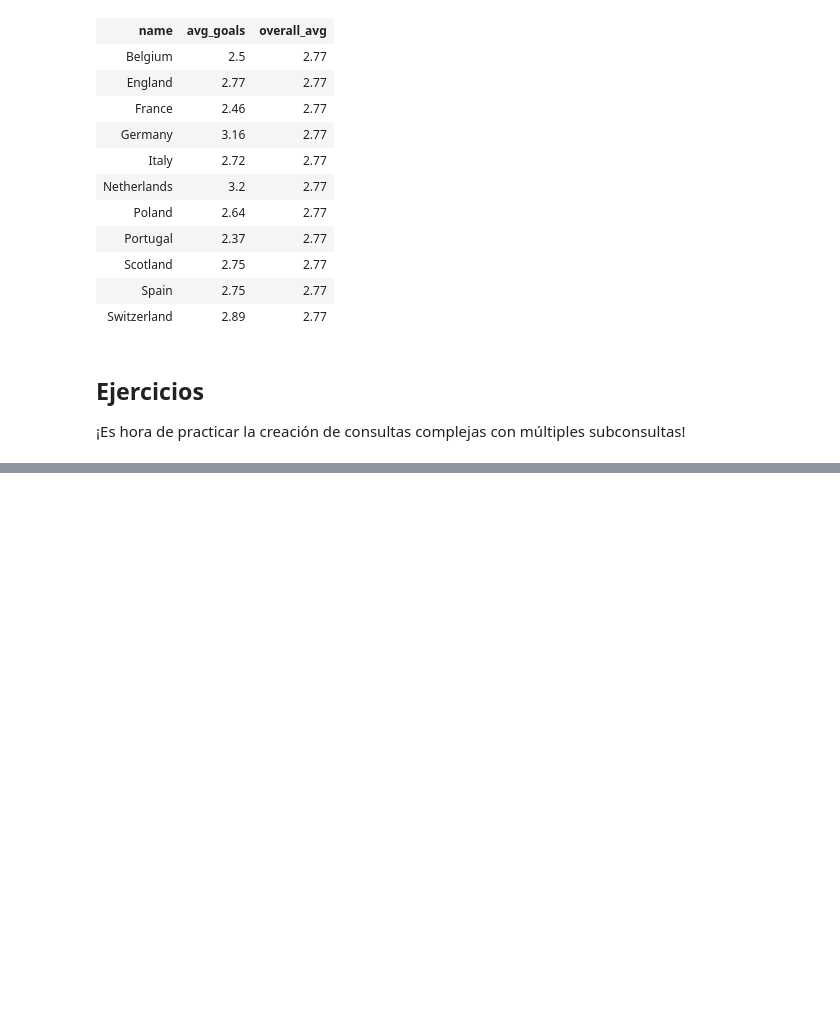
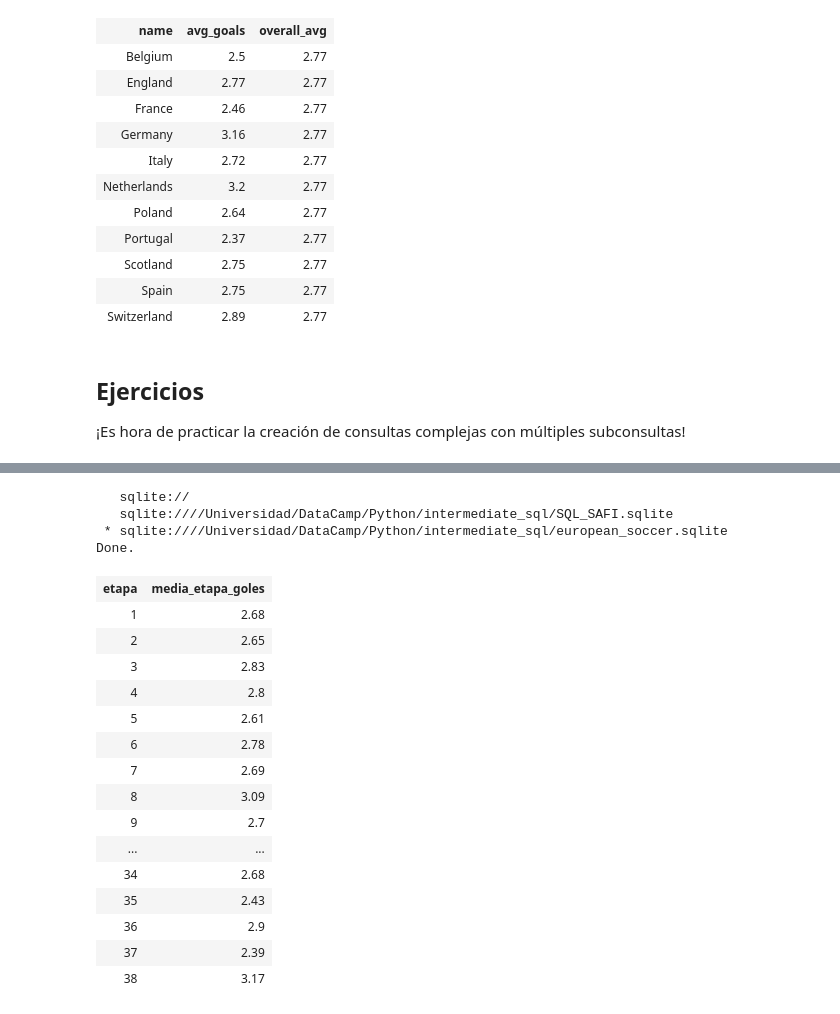
Before and after one commit to adinamarca/notebooks, a Jupyter notebook: SQL/intermediate_sql/notebook.ipynb, the cells around one changed output, grey strips where cells are left out. Drawn from its saved outputs; the diff is of its cells as text; code cells hidden in the pictures; blank space fills up the shorter version.

```diff
--- a/SQL/intermediate_sql/notebook.ipynb
+++ b/SQL/intermediate_sql/notebook.ipynb
@@ -2355,0 +2397,27 @@ Done.
+# %%
+# Realicemos primero la subconsulta para obtener los goles por etapa
+%sql SELECT stage AS etapa, ROUND(AVG(home_team_goal + away_team_goal),2) AS media_etapa_goles \
+FROM match \
+WHERE season = '2012/2013' \
+GROUP BY stage
+# %% [output]
+   sqlite://
+   sqlite:////Universidad/DataCamp/Python/intermediate_sql/SQL_SAFI.sqlite
+ * sqlite:////Universidad/DataCamp/Python/intermediate_sql/european_soccer.sqlite
+Done.
+| etapa | media_etapa_goles |
+| 1 | 2.68 |
+| 2 | 2.65 |
+| 3 | 2.83 |
+| 4 | 2.8 |
+| 5 | 2.61 |
+| 6 | 2.78 |
+| 7 | 2.69 |
+| 8 | 3.09 |
+| 9 | 2.7 |
+| ... | ... |
+| 34 | 2.68 |
+| 35 | 2.43 |
+| 36 | 2.9 |
+| 37 | 2.39 |
+| 38 | 3.17 |
```
Also changed, not shown: parts of 8 cells of this notebook.
